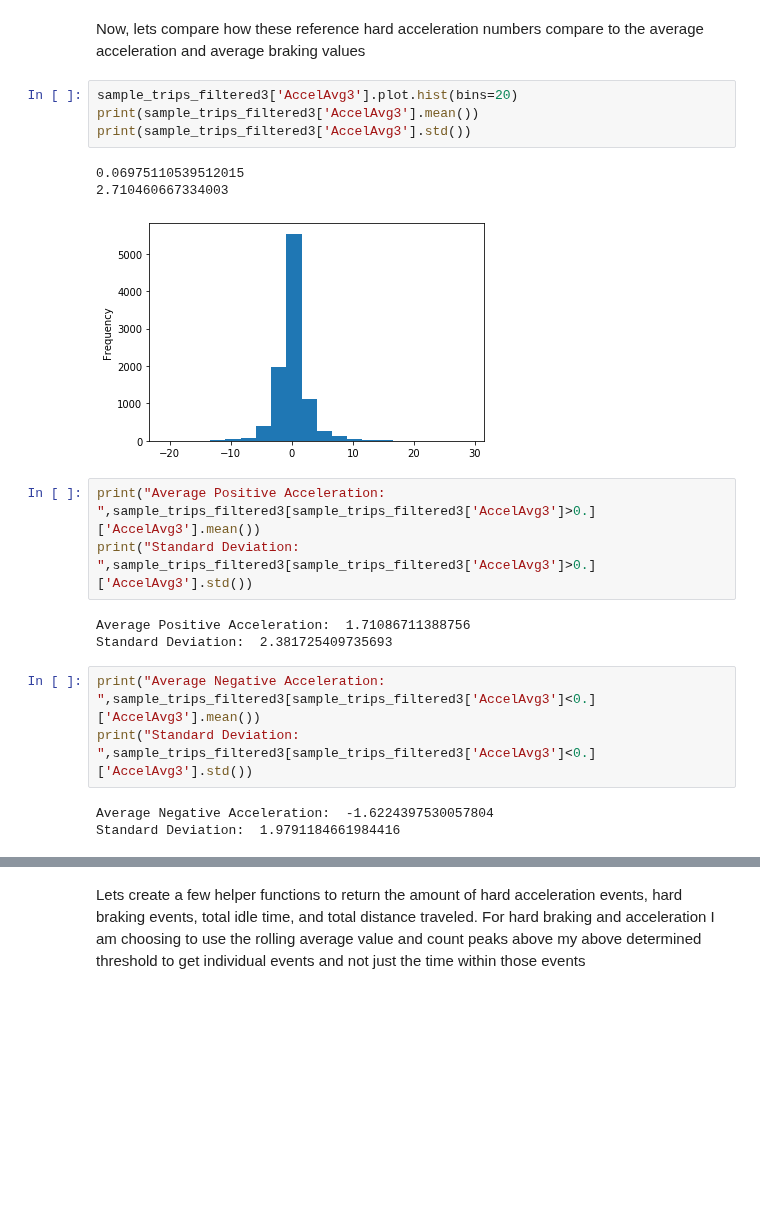
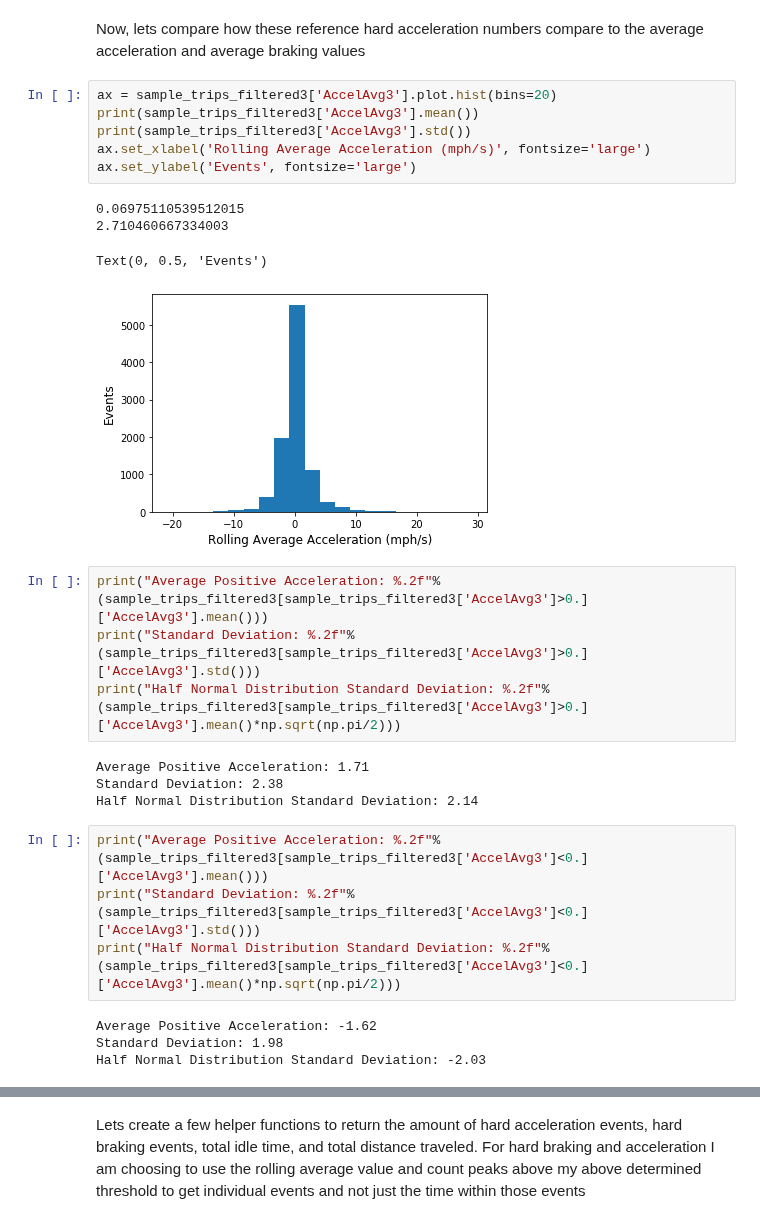
Before and after one commit to JTBarkeloo/JupyterNotebooks, a Jupyter notebook: BarkelooNationwideAssessmentPart1.ipynb, the cells around one changed output, grey strips where cells are left out. Drawn from its saved outputs; the diff is of its cells as text; blank space fills up the shorter version.

```diff
--- a/BarkelooNationwideAssessmentPart1.ipynb
+++ b/BarkelooNationwideAssessmentPart1.ipynb
@@ -355,23 +359,30 @@ Time spent below while moving with an average (window=3) speed less than 1mph, a
 # %% [markdown]
 Now, lets compare how these reference hard acceleration numbers compare to the average acceleration and average braking  values
 # %%
-sample_trips_filtered3['AccelAvg3'].plot.hist(bins=20)
+ax = sample_trips_filtered3['AccelAvg3'].plot.hist(bins=20)
 print(sample_trips_filtered3['AccelAvg3'].mean())
 print(sample_trips_filtered3['AccelAvg3'].std())
+ax.set_xlabel('Rolling Average Acceleration (mph/s)', fontsize='large')
+ax.set_ylabel('Events', fontsize='large')
 # %% [output]
 0.06975110539512015
 2.710460667334003
+Text(0, 0.5, 'Events')
-[figure, old version]
+[figure, new version]
 # %%
-print("Average Positive Acceleration: ",sample_trips_filtered3[sample_trips_filtered3['AccelAvg3']>0.]['AccelAvg3'].mean())
-print("Standard Deviation: ",sample_trips_filtered3[sample_trips_filtered3['AccelAvg3']>0.]['AccelAvg3'].std())
+print("Average Positive Acceleration: %.2f"%(sample_trips_filtered3[sample_trips_filtered3['AccelAvg3']>0.]['AccelAvg3'].mean()))
+print("Standard Deviation: %.2f"%(sample_trips_filtered3[sample_trips_filtered3['AccelAvg3']>0.]['AccelAvg3'].std()))
+print("Half Normal Distribution Standard Deviation: %.2f"%(sample_trips_filtered3[sample_trips_filtered3['AccelAvg3']>0.]['AccelAvg3'].mean()*np.sqrt(np.pi/2)))
 # %% [output]
-Average Positive Acceleration:  1.71086711388756
-Standard Deviation:  2.381725409735693
+Average Positive Acceleration: 1.71
+Standard Deviation: 2.38
+Half Normal Distribution Standard Deviation: 2.14
 # %%
-print("Average Negative Acceleration: ",sample_trips_filtered3[sample_trips_filtered3['AccelAvg3']<0.]['AccelAvg3'].mean())
-print("Standard Deviation: ",sample_trips_filtered3[sample_trips_filtered3['AccelAvg3']<0.]['AccelAvg3'].std())
+print("Average Positive Acceleration: %.2f"%(sample_trips_filtered3[sample_trips_filtered3['AccelAvg3']<0.]['AccelAvg3'].mean()))
+print("Standard Deviation: %.2f"%(sample_trips_filtered3[sample_trips_filtered3['AccelAvg3']<0.]['AccelAvg3'].std()))
+print("Half Normal Distribution Standard Deviation: %.2f"%(sample_trips_filtered3[sample_trips_filtered3['AccelAvg3']<0.]['AccelAvg3'].mean()*np.sqrt(np.pi/2)))
 # %% [output]
-Average Negative Acceleration:  -1.6224397530057804
-Standard Deviation:  1.9791184661984416
+Average Positive Acceleration: -1.62
+Standard Deviation: 1.98
+Half Normal Distribution Standard Deviation: -2.03
 # %% [markdown]
```
Also changed, not shown: parts of 5 cells of this notebook, 22 other files.
